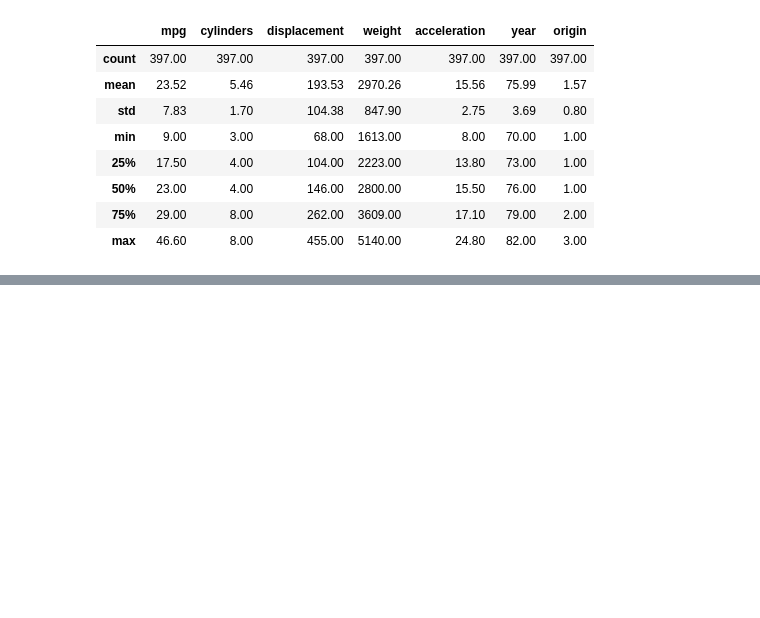
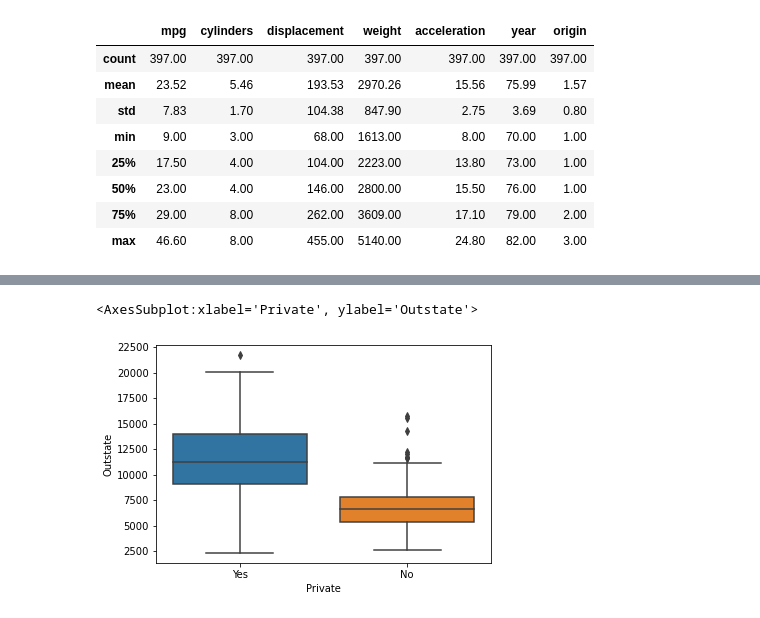
Before and after one commit to adbernardi/ISLR_r_python, a Jupyter notebook: Notebooks/Chapter 2 Code & Exercises.ipynb, the cells around one changed output, grey strips where cells are left out. Drawn from its saved outputs; the diff is of its cells as text; code cells hidden in the pictures; blank space fills up the shorter version.

```diff
--- a/Notebooks/Chapter 2 Code & Exercises.ipynb
+++ b/Notebooks/Chapter 2 Code & Exercises.ipynb
@@ -264,0 +305,7 @@ round(auto.describe(), 2)
+# %%
+# side by side boxplots of outstate versus private
+
+sns.boxplot(x = college.Private, y = college.Outstate)
+# %% [output]
+<AxesSubplot:xlabel='Private', ylabel='Outstate'>
+[figure, added]
```
Also changed, not shown: parts of 24 cells of this notebook.
